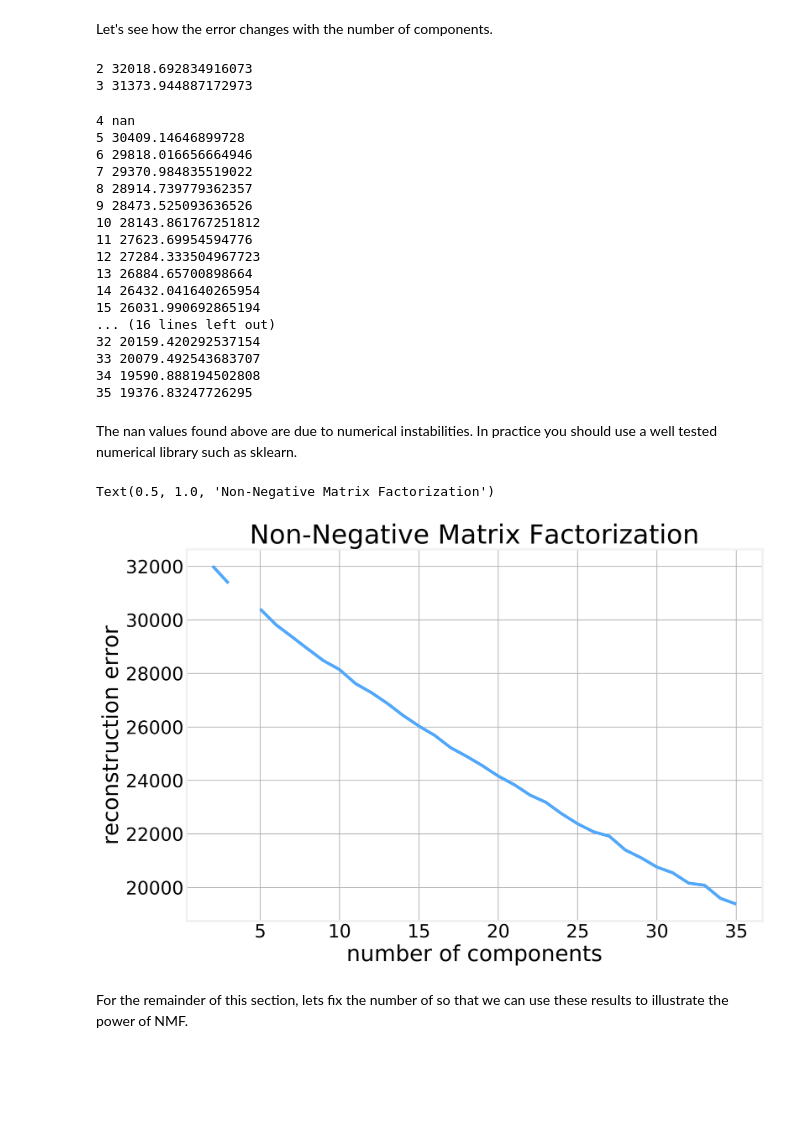
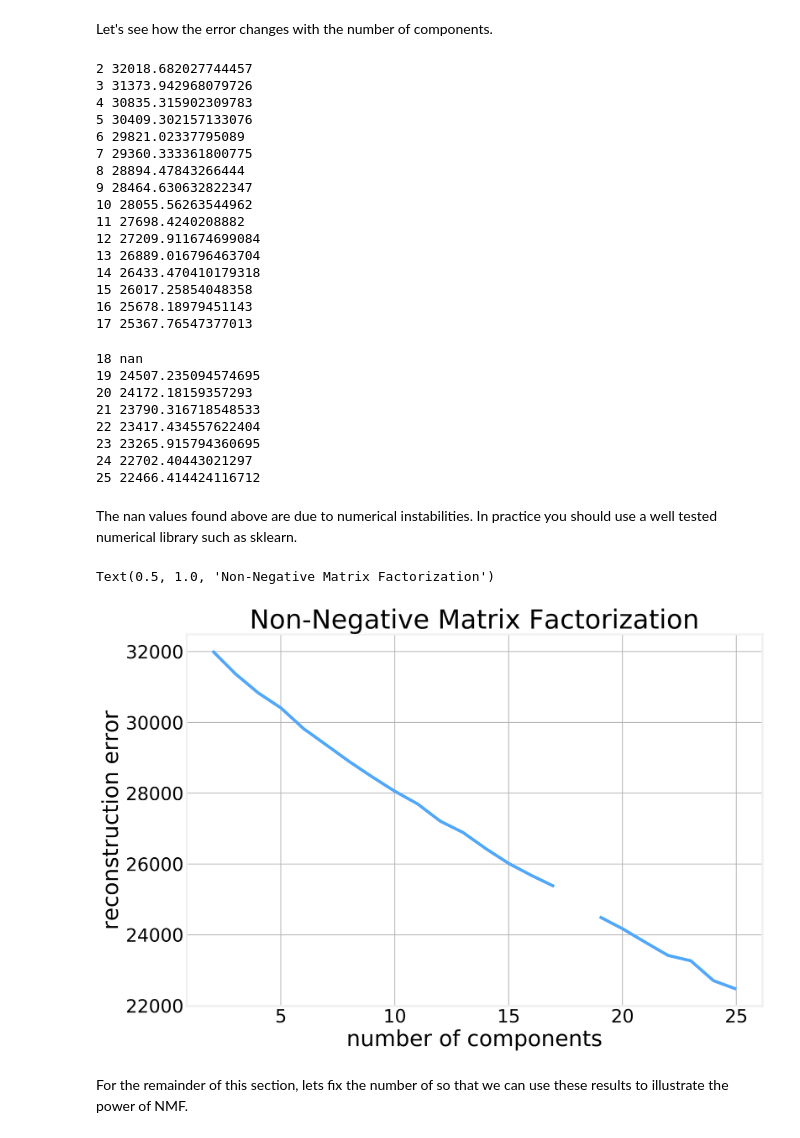
Before and after one commit to DataForScience/NLP, a Jupyter notebook: 2. Topic Modeling.ipynb, the cells around one changed output. Drawn from its saved outputs; the diff is of its cells as text; code cells hidden in the pictures; blank space fills up the shorter version.

```diff
--- a/2. Topic Modeling.ipynb
+++ b/2. Topic Modeling.ipynb
@@ -462,12 +462,12 @@ def NMF(V, k):
         hn = np.dot(W.T, V)
         hd = np.dot(W.T, np.dot(W, H))
 
-        H = H*hn/hd
+        H = H*np.divide(hn, hd)
 
         wn = np.dot(V, H.T)
         wd = np.dot(W, np.dot(H, H.T))
 
-        W = W*wn/wd
+        W = W*np.divide(wn, wd)
 
         error = np.sum(np.power(V-np.dot(W, H), 2.0))
         err = np.abs(old_error-error)
@@ -478,40 +478,45 @@ Let's see how the error changes with the number of components.
 # %%
 error = []
 
-for comps in range(2, 35+1):
+for comps in range(2, 25+1):
     W, H, err = NMF(TDM, comps)
     print(comps, err)
     error.append(err)
 # %% [output]
-2 32018.692834916073
-3 31373.944887172973
+2 32018.682027744457
+3 31373.942968079726
+4 30835.315902309783
+5 30409.302157133076
+6 29821.02337795089
+7 29360.333361800775
+8 28894.47843266444
+9 28464.630632822347
+10 28055.56263544962
+11 27698.4240208882
+12 27209.911674699084
+13 26889.016796463704
+14 26433.470410179318
+15 26017.25854048358
+16 25678.18979451143
+17 25367.76547377013
-4 nan
-5 30409.14646899728
-6 29818.016656664946
-7 29370.984835519022
-8 28914.739779362357
-9 28473.525093636526
-10 28143.861767251812
-11 27623.69954594776
-12 27284.333504967723
-13 26884.65700898664
-14 26432.041640265954
-15 26031.990692865194
-... (16 lines left out)
-32 20159.420292537154
-33 20079.492543683707
-34 19590.888194502808
-35 19376.83247726295
+18 nan
+19 24507.235094574695
+20 24172.18159357293
+21 23790.316718548533
+22 23417.434557622404
+23 23265.915794360695
+24 22702.40443021297
+25 22466.414424116712
 # %% [markdown]
 The nan values found above are due to numerical instabilities. In practice you should use a well tested numerical library such as sklearn.
 # %%
-plt.plot(range(2, 35+1), error)
+plt.plot(range(2, 25+1), error)
 plt.xlabel('number of components')
 plt.ylabel('reconstruction error')
 plt.title('Non-Negative Matrix Factorization')
 # %% [output]
 Text(0.5, 1.0, 'Non-Negative Matrix Factorization')
-[figure, old version]
+[figure, new version]
 # %% [markdown]
 For the remainder of this section, lets fix the number of so that we can use these results to illustrate the power of NMF.
 # %%
```
Also changed, not shown: parts of 12 cells of this notebook, 5 other files.
